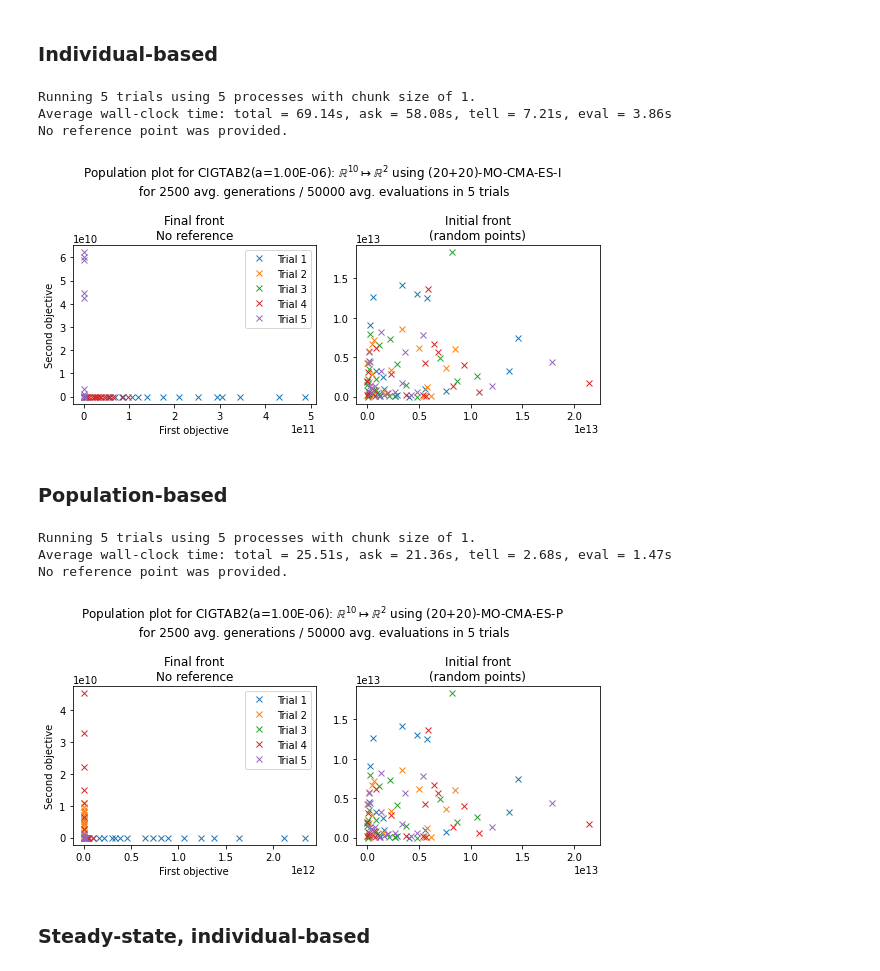
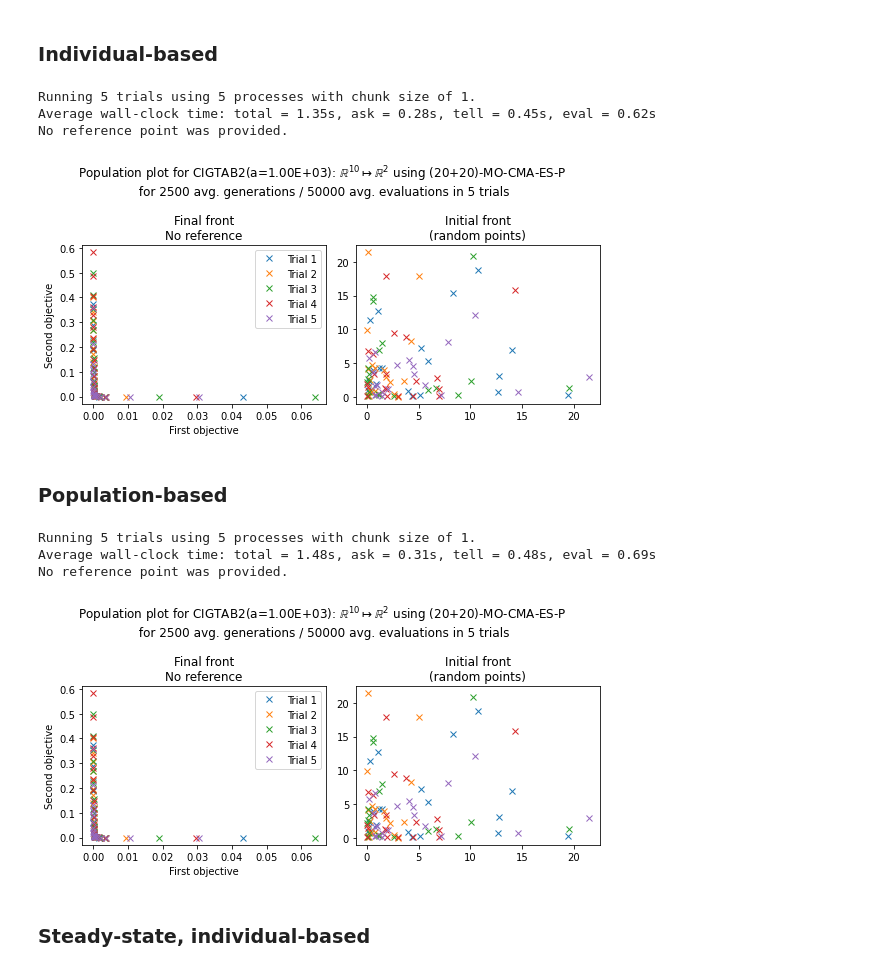
Before and after one commit to pocs-anguilla/anguilla, a Jupyter notebook: notebooks/experiments/mocma/cigtab.ipynb, the cells around one changed output. Drawn from its saved outputs; the diff is of its cells as text; code cells hidden in the pictures.

Commit message:
Update CIGTAB to use new interface

```diff
--- a/notebooks/experiments/mocma/cigtab.ipynb
+++ b/notebooks/experiments/mocma/cigtab.ipynb
@@ -109,21 +99,21 @@ No reference point was provided.
 # %% [markdown]
 ### Individual-based
 # %%
-fig = run(benchmark.CIGTAB2, success_notion="individual", fn_kwargs={'a':1e-6})
+fig = run(benchmark.CIGTAB2, success_notion="individual")
 # %% [output]
 Running 5 trials using 5 processes with chunk size of 1.
-Average wall-clock time: total = 69.14s, ask = 58.08s, tell = 7.21s, eval = 3.86s
+Average wall-clock time: total = 1.35s, ask = 0.28s, tell = 0.45s, eval = 0.62s
 No reference point was provided.
-[figure, old version]
+[figure, new version]
 # %% [markdown]
 ### Population-based
 # %%
-fig = run(benchmark.CIGTAB2, fn_kwargs={'a':1e-6})
+fig = run(benchmark.CIGTAB2)
 # %% [output]
 Running 5 trials using 5 processes with chunk size of 1.
-Average wall-clock time: total = 25.51s, ask = 21.36s, tell = 2.68s, eval = 1.47s
+Average wall-clock time: total = 1.48s, ask = 0.31s, tell = 0.48s, eval = 0.69s
 No reference point was provided.
-[figure, old version]
+[figure, new version]
 # %% [markdown]
 ### Steady-state, individual-based
 # %%
```
Also changed, not shown: parts of 6 cells of this notebook, 1 other file.
